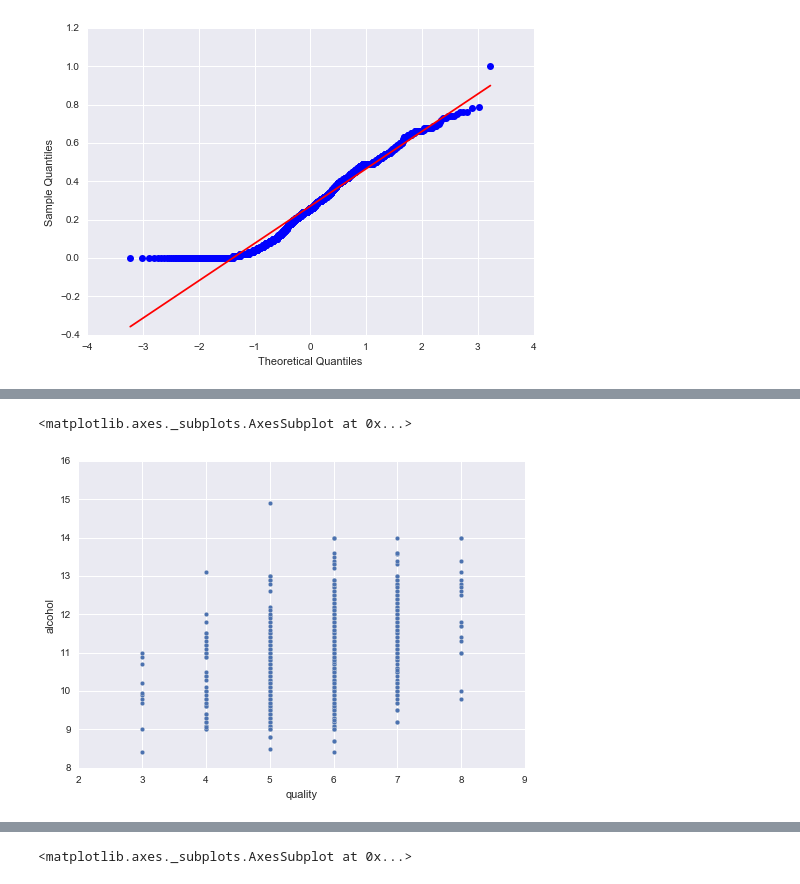
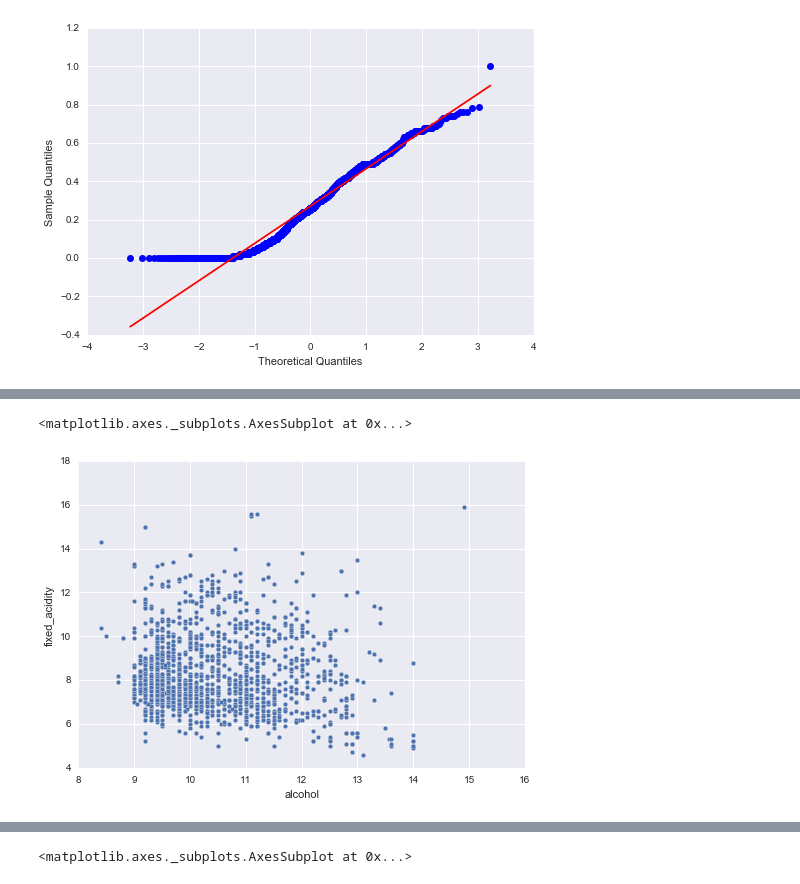
Before and after one commit to celtion/DS-SF-27, a Jupyter notebook: final-project/3/code/winequality_VinoVerde_Red_Celia_draft1.ipynb, the cells around one changed output, grey strips where cells are left out. Drawn from its saved outputs; the diff is of its cells as text; code cells hidden in the pictures.

```diff
--- a/final-project/3/code/winequality_VinoVerde_Red_Celia_draft1.ipynb
+++ b/final-project/3/code/winequality_VinoVerde_Red_Celia_draft1.ipynb
@@ -284,5 +253,5 @@ Name: quality, dtype: int64
 # %%
-df.plot(kind = 'scatter', x = 'quality', y = 'alcohol')
+df.plot(kind = 'scatter', x = 'alcohol', y = 'fixed_acidity')
 # %% [output]
 <matplotlib.axes._subplots.AxesSubplot at 0x...>
-[figure, old version]
+[figure, new version]
```
Also changed, not shown: parts of 59 cells of this notebook, 32 other files.
